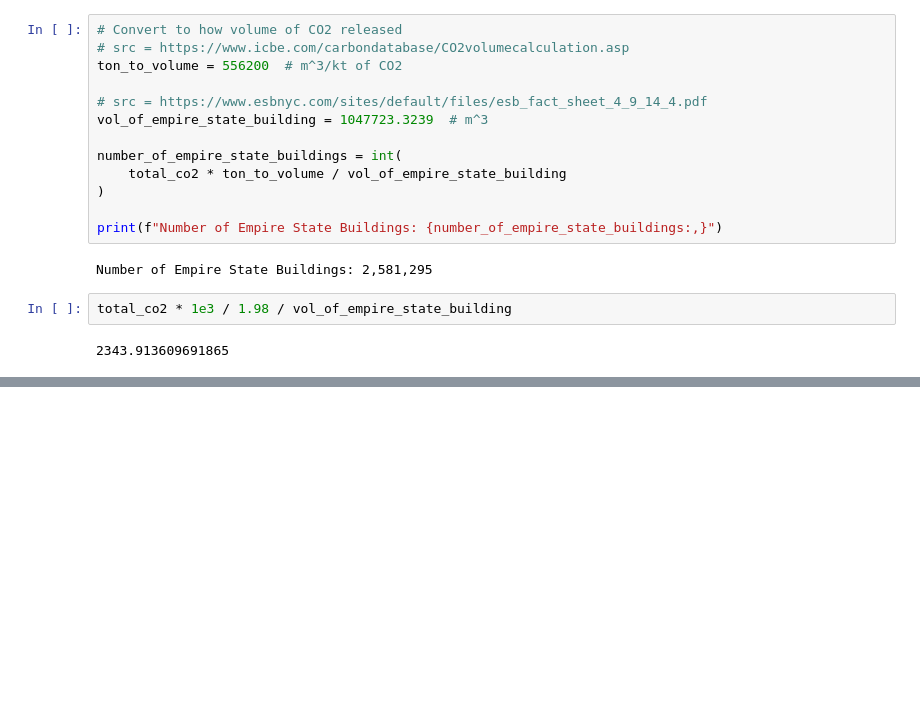
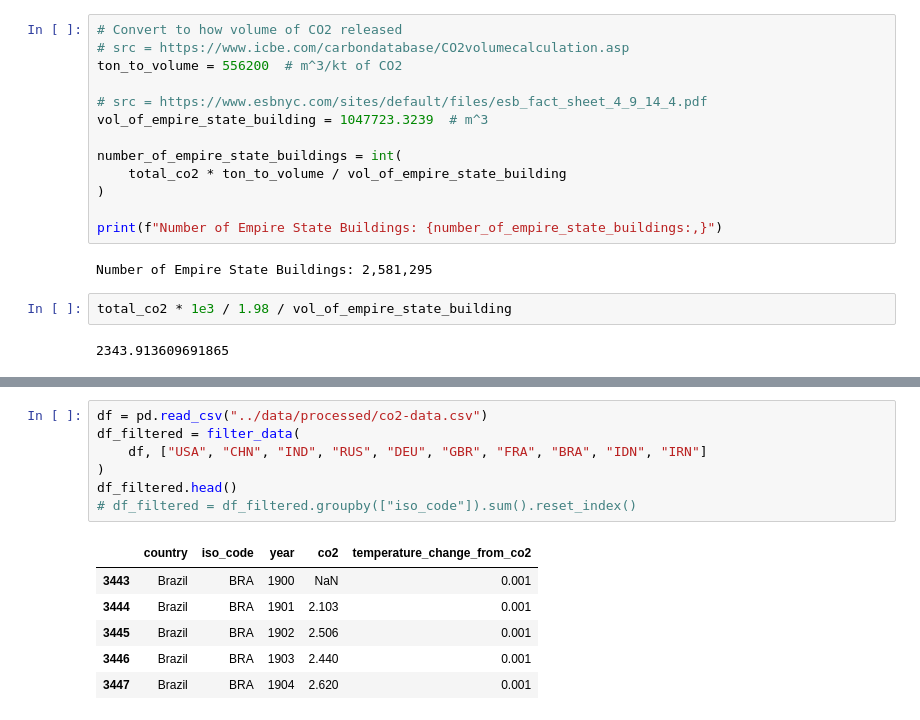
Before and after one commit to UBC-MDS/DSCI-532_2024_20_appname, a Jupyter notebook: notebooks/eda.ipynb, the cells around one changed output, grey strips where cells are left out. Saved outputs shown, nothing was run; the diff lists cells and outputs as text; blank space fills up the shorter version.

```diff
--- a/notebooks/eda.ipynb
+++ b/notebooks/eda.ipynb
@@ -251,0 +262,14 @@ total_co2 * 1e3 / 1.98 / vol_of_empire_state_building
+# %%
+df = pd.read_csv("../data/processed/co2-data.csv")
+df_filtered = filter_data(
+    df, ["USA", "CHN", "IND", "RUS", "DEU", "GBR", "FRA", "BRA", "IDN", "IRN"]
+)
+df_filtered.head()
+# df_filtered = df_filtered.groupby(["iso_code"]).sum().reset_index()
+# %% [output]
+|  | country | iso_code | year | co2 | temperature_change_from_co2 |
+| 3443 | Brazil | BRA | 1900 | NaN | 0.001 |
+| 3444 | Brazil | BRA | 1901 | 2.103 | 0.001 |
+| 3445 | Brazil | BRA | 1902 | 2.506 | 0.001 |
+| 3446 | Brazil | BRA | 1903 | 2.440 | 0.001 |
+| 3447 | Brazil | BRA | 1904 | 2.620 | 0.001 |
```
Also changed, not shown: parts of 4 cells of this notebook, 2 other files.
